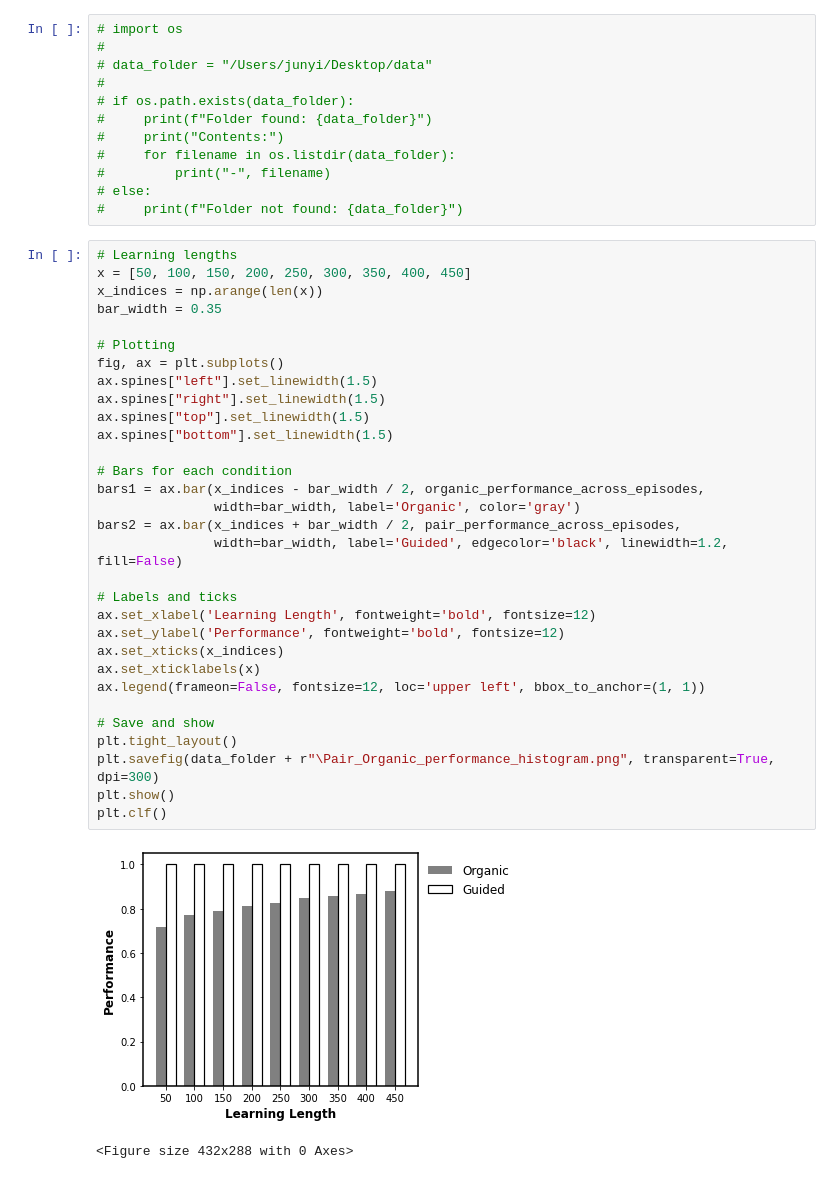
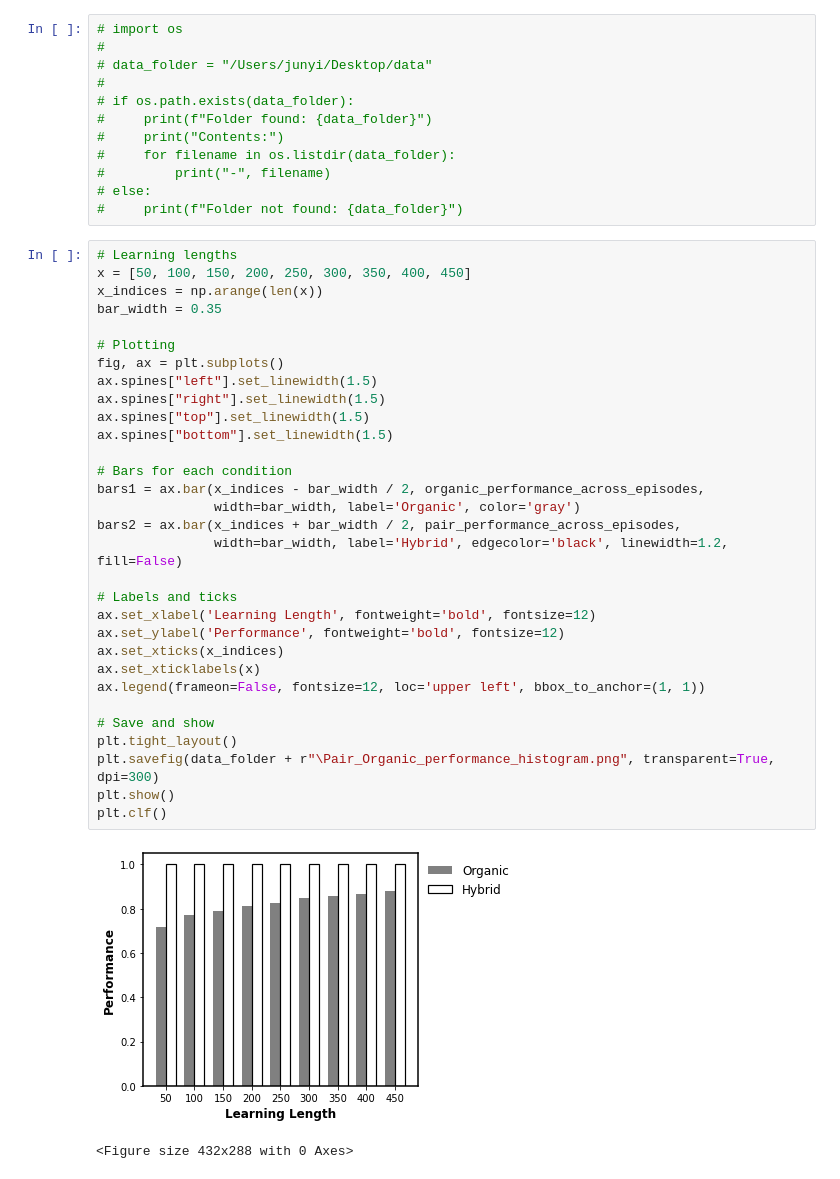
Before and after one commit to GrandJune/HAI, a Jupyter notebook: Parrots/Results.ipynb, the cells around one changed output. Saved outputs shown, nothing was run; the diff lists cells and outputs as text.

Commit message:
Initialize: Figure 1-performance across learning length
Figure 2-Informed across distance from low peaks

```diff
--- a/Parrots/Results.ipynb
+++ b/Parrots/Results.ipynb
@@ -52,35 +52,35 @@ with open(pair_knowledge_quality_file, 'rb') as infile:
 # Learning lengths
 x = [50, 100, 150, 200, 250, 300, 350, 400, 450]
 x_indices = np.arange(len(x))
 bar_width = 0.35
 
 # Plotting
 fig, ax = plt.subplots()
 ax.spines["left"].set_linewidth(1.5)
 ax.spines["right"].set_linewidth(1.5)
 ax.spines["top"].set_linewidth(1.5)
 ax.spines["bottom"].set_linewidth(1.5)
 
 # Bars for each condition
 bars1 = ax.bar(x_indices - bar_width / 2, organic_performance_across_episodes,
                width=bar_width, label='Organic', color='gray')
 bars2 = ax.bar(x_indices + bar_width / 2, pair_performance_across_episodes,
-               width=bar_width, label='Guided', edgecolor='black', linewidth=1.2, fill=False)
+               width=bar_width, label='Hybrid', edgecolor='black', linewidth=1.2, fill=False)
 
 # Labels and ticks
 ax.set_xlabel('Learning Length', fontweight='bold', fontsize=12)
 ax.set_ylabel('Performance', fontweight='bold', fontsize=12)
 ax.set_xticks(x_indices)
 ax.set_xticklabels(x)
 ax.legend(frameon=False, fontsize=12, loc='upper left', bbox_to_anchor=(1, 1))
 
 # Save and show
 plt.tight_layout()
 plt.savefig(data_folder + r"\Pair_Organic_performance_histogram.png", transparent=True, dpi=300)
 plt.show()
 plt.clf()
 # %% [output]
-[figure, old version]
+[figure, new version]
 <Figure size 432x288 with 0 Axes>
 # %%
 # Learning lengths
```
Also changed, not shown: parts of 3 cells of this notebook, 11 other files.
